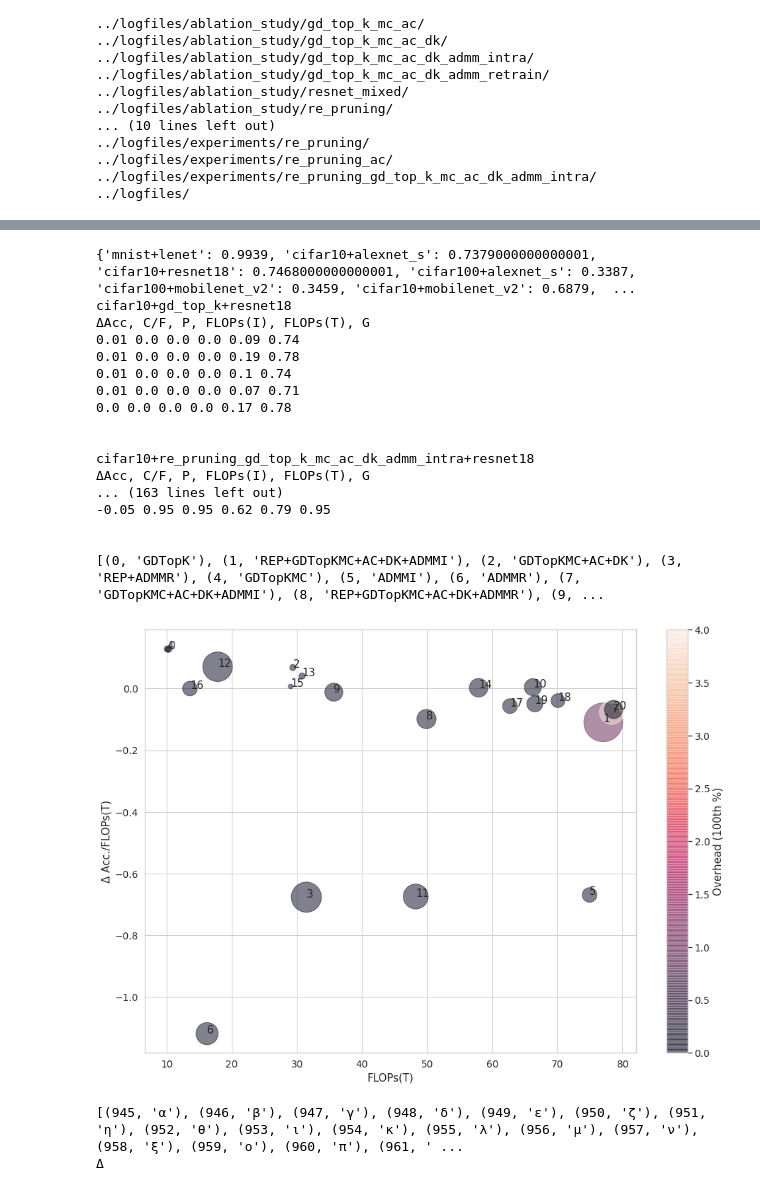
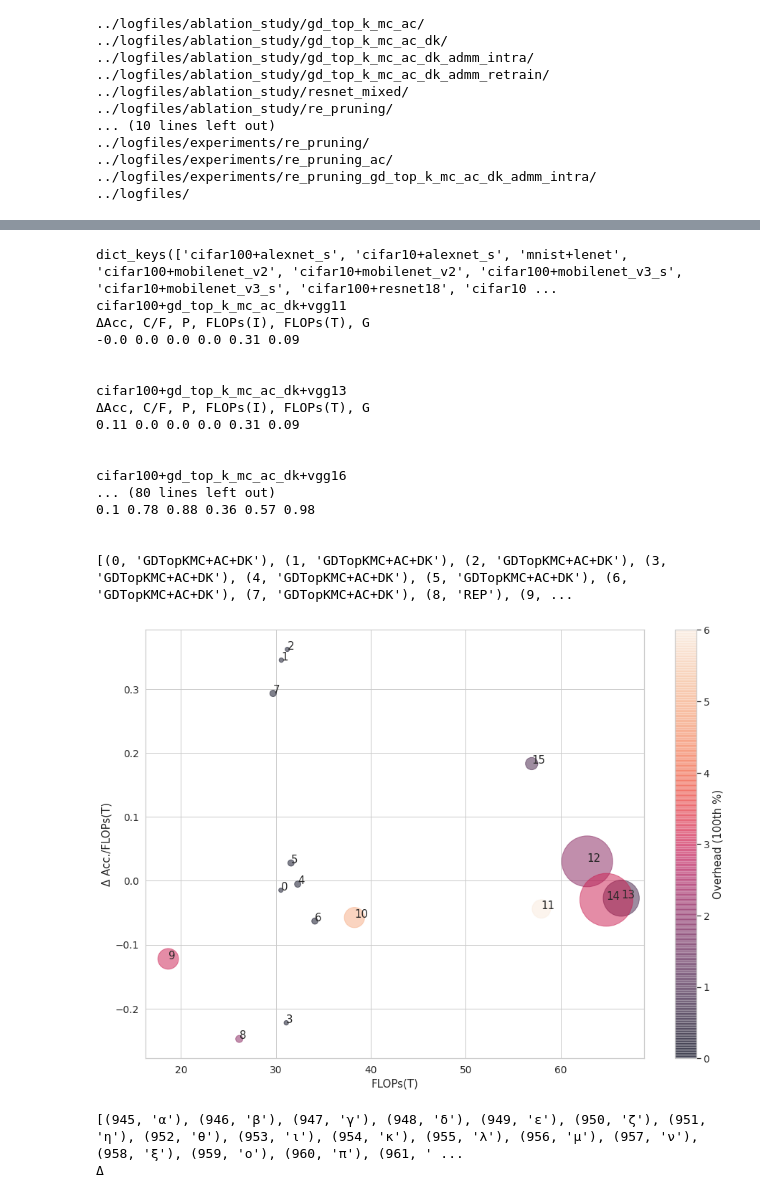
Before and after one commit to lorenz0890/multi-directional-pruning, a Jupyter notebook: notebooks/log_evaluation.ipynb, the cells around one changed output, grey strips where cells are left out. Saved outputs shown, nothing was run; the diff lists cells and outputs as text; code cells hidden in the pictures.

```diff
--- a/notebooks/log_evaluation.ipynb
+++ b/notebooks/log_evaluation.ipynb
@@ -545,8 +494,0 @@ for log in logs:
-# %%
-base_dict = {}
-for key in new_logdict:
-    for i in range(0, len(new_logdict[key]['test_accuracy'])):
-        if new_logdict[key]['test_accuracy'][i] > 1:
-            new_logdict[key]['test_accuracy'][i]*=1e-2
-    if 'baseline':
-        base_dict[key.split('+')[0]+'+'+key.split('+')[2]]=max(new_logdict[key]['test_accuracy'])#[idx[0]]
@@ -705,0 +547,8 @@ plt.show()
+# %%
+base_dict = {}
+for key in new_logdict:
+    for i in range(0, len(new_logdict[key]['test_accuracy'])):
+        if new_logdict[key]['test_accuracy'][i] > 1:
+            new_logdict[key]['test_accuracy'][i]*=1e-2
+    if 'baseline' in key:
+        base_dict[key.split('+')[0]+'+'+key.split('+')[2]]=max(new_logdict[key]['test_accuracy'])#[idx[0]]
@@ -706,5 +708,5 @@ plt.show()
 # %%
-print(base_dict, flush = True)
+print(base_dict.keys(), flush = True)
 
 n = 5
 prec = 2
@@ -714,7 +716,8 @@ area = []
 names = []
 colors = []
 for key in new_logdict:
-    if (not 'baseline' in key and '+resnet' in key):# and not 'cifar100' in key):
+    #print(key)
+    if (not 'baseline' in key and '+vgg' in key):# and not 'cifar100' in key):
        #and 're_pruning_gd_top_k_mc_ac_dk_admm_intra' in key):#('+resnet' in key or '+alexnet' in key or '+lenet' in key):
         print(key)
         idx = sorted(range(len(new_logdict[key]['test_accuracy'])),
@@ -723,10 +726,8 @@ for key in new_logdict:
         idx.reverse()
         print("{}Acc, C/F, P, FLOPs(I), FLOPs(T), G".format(chr(916)))
 
-        #y.append(round((1-1/new_logdict[key]['total_su'][0])/
-        #         #(new_logdict[key]['test_accuracy'][0]-base_dict[key.split('+')[0]+'+'+key.split('+')[2]]),prec))
-        #        (new_logdict[key]['test_accuracy'][0]/base_dict[key.split('+')[0]+'+'+key.split('+')[2]]),prec))
-        #y.append(round((new_logdict[key]['test_accuracy'][0])/new_logdict[key]['total_su'][0], prec))
+        #print(key)
+
         y.append(
             (new_logdict[key]['test_accuracy'][0]-base_dict[key.split('+')[0]+'+'+key.split('+')[2]])/(1-1/new_logdict[key]['total_su'][0]))
 
@@ -759,45 +760,45 @@ for key in new_logdict:
                   #round(new_logdict[key]['current_relative_overhead'][i]*1e5, prec),
                   #round(1-1/new_logdict[key]['current_su_bwd'][i],prec),
                   #round(new_logdict[key]['total_su'][i],prec),
                   #round(new_logdict[key]['current_sparsity'][i],prec))+
                   )
                   #round(new_logdict[key]['current_relative_overhead'][i],prec))
         print('\n')
     #for subkey in new_logdict[key]:
     #    if not 'features' in subkey and not 'weight' in subkey:
 
 sns.set(font_scale=1.25)
 sns.set_style("whitegrid")
 
 plt.scatter(x, y, s=area, c=colors, alpha=0.5)
 plt.colorbar(orientation="vertical", label="Overhead (100th %)")
 for i, txt in enumerate(names):
     plt.annotate(i, (x[i], y[i]))
 print([(i,txt) for i, txt in enumerate(names)])
 
 plt.ylabel("{} Acc./FLOPs(T)".format(chr(916)))
 plt.xlabel('FLOPs(T)')
 #plt.legend()
 plt.show()
 # %% [output]
-{'mnist+lenet': 0.9939, 'cifar10+alexnet_s': 0.7379000000000001, 'cifar10+resnet18': 0.7468000000000001, 'cifar100+alexnet_s': 0.3387, 'cifar100+mobilenet_v2': 0.3459, 'cifar10+mobilenet_v2': 0.6879,  ...
-cifar10+gd_top_k+resnet18
+dict_keys(['cifar100+alexnet_s', 'cifar10+alexnet_s', 'mnist+lenet', 'cifar100+mobilenet_v2', 'cifar10+mobilenet_v2', 'cifar100+mobilenet_v3_s', 'cifar10+mobilenet_v3_s', 'cifar100+resnet18', 'cifar10 ...
+cifar100+gd_top_k_mc_ac_dk+vgg11
 ΔAcc, C/F, P, FLOPs(I), FLOPs(T), G
-0.01 0.0 0.0 0.0 0.09 0.74
-0.01 0.0 0.0 0.0 0.19 0.78
-0.01 0.0 0.0 0.0 0.1 0.74
-0.01 0.0 0.0 0.0 0.07 0.71
-0.0 0.0 0.0 0.0 0.17 0.78
+-0.0 0.0 0.0 0.0 0.31 0.09
 
 
-cifar10+re_pruning_gd_top_k_mc_ac_dk_admm_intra+resnet18
+cifar100+gd_top_k_mc_ac_dk+vgg13
 ΔAcc, C/F, P, FLOPs(I), FLOPs(T), G
-... (163 lines left out)
--0.05 0.95 0.95 0.62 0.79 0.95
+0.11 0.0 0.0 0.0 0.31 0.09
 
 
-[(0, 'GDTopK'), (1, 'REP+GDTopKMC+AC+DK+ADMMI'), (2, 'GDTopKMC+AC+DK'), (3, 'REP+ADMMR'), (4, 'GDTopKMC'), (5, 'ADMMI'), (6, 'ADMMR'), (7, 'GDTopKMC+AC+DK+ADMMI'), (8, 'REP+GDTopKMC+AC+DK+ADMMR'), (9, ...
+cifar100+gd_top_k_mc_ac_dk+vgg16
+... (80 lines left out)
+0.1 0.78 0.88 0.36 0.57 0.98
+
+
+[(0, 'GDTopKMC+AC+DK'), (1, 'GDTopKMC+AC+DK'), (2, 'GDTopKMC+AC+DK'), (3, 'GDTopKMC+AC+DK'), (4, 'GDTopKMC+AC+DK'), (5, 'GDTopKMC+AC+DK'), (6, 'GDTopKMC+AC+DK'), (7, 'GDTopKMC+AC+DK'), (8, 'REP'), (9, ...
-[figure, old version]
+[figure, new version]
 # %%
 greek_letterz=[(code, chr(code)) for code in range(945,970)]
 
```
Also changed, not shown: parts of 8 cells of this notebook, 56 other files.
